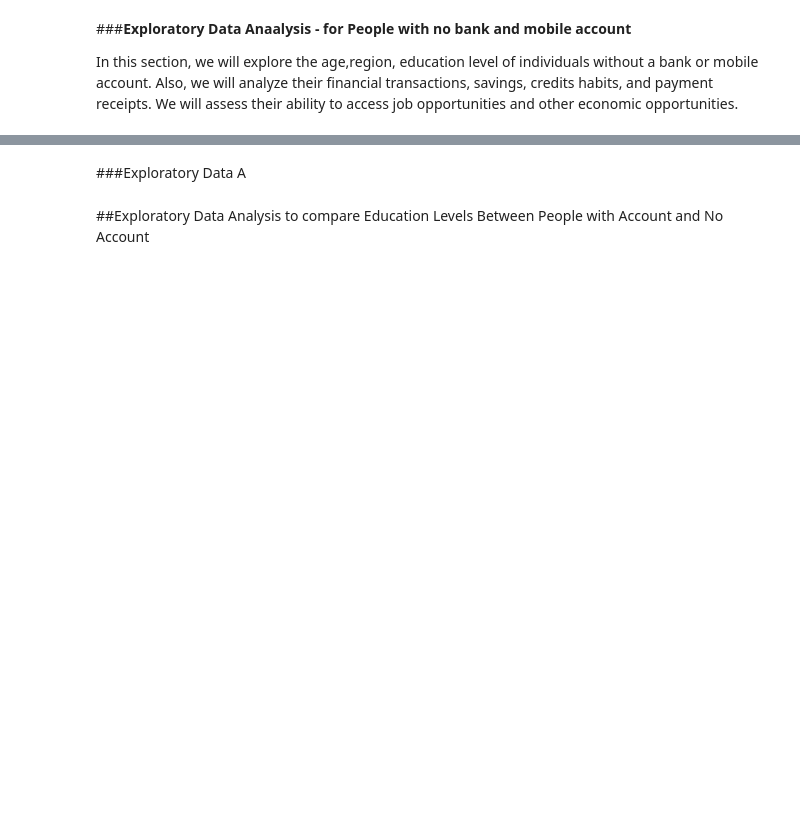
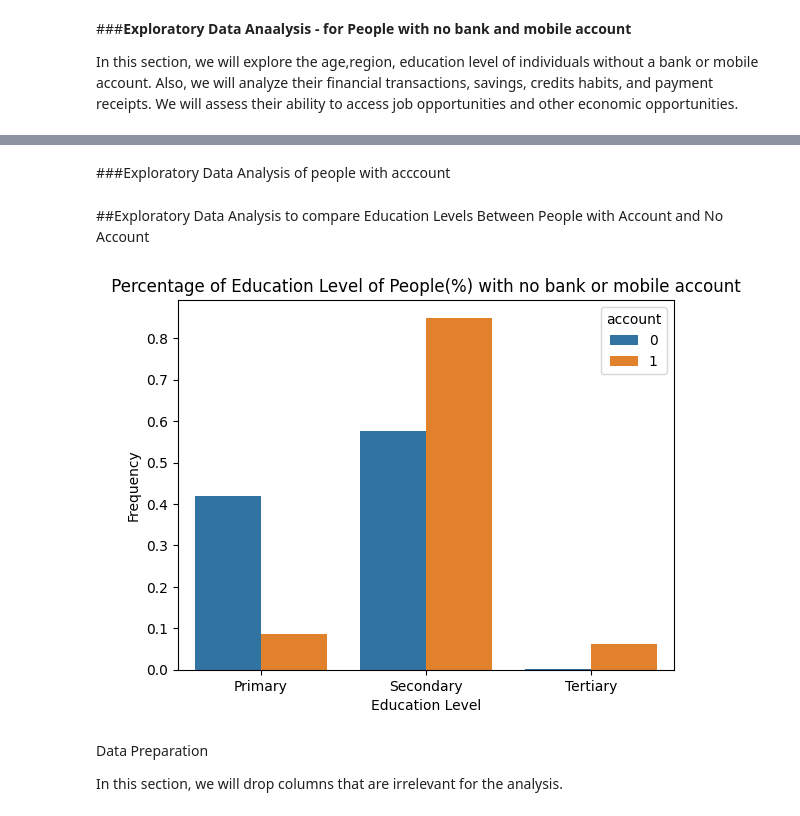
Before and after one commit to rufaiaishat/Financial-Inclusion-Data, a Jupyter notebook: Financial_Inclusion_Nigeria.ipynb, the cells around one changed output, grey strips where cells are left out. Cells and saved outputs as stored; diff of their text form; code cells hidden in the pictures; blank space fills up the shorter version.

```diff
--- a/Financial_Inclusion_Nigeria.ipynb
+++ b/Financial_Inclusion_Nigeria.ipynb
@@ -244,2 +436,2 @@ internet_vc.head()
 # %% [markdown]
-###Exploratory Data A
+###Exploratory Data Analysis of people with acccount
@@ -246,2 +442,22 @@ internet_vc.head()
 # %% [markdown]
 ##Exploratory Data Analysis to compare Education Levels Between People with Account and No Account
+# %%
+#Group no account by education
+educ_dict = {
+    1: "Primary",#Completed Primary School or less
+    2: "Secondary",#Completed Secondary School
+    3: "Tertiary"#Completed Tertiary School
+              }
+#Create a dataframe for the education level
+educ_df = (df['educ'].replace(educ_dict).groupby(df['account']).value_counts(normalize=True).rename("frequency").to_frame().reset_index())
+sns.barplot(
+    x = "educ",
+    y ="frequency",
+    data = educ_df,
+    hue ="account",
+    order=educ_dict.values())
+plt.xlabel("Education Level")
+plt.ylabel("Frequency")
+plt.title(" Percentage of Education Level of People(%) with no bank or mobile account ");
+# %% [output]
+[figure, added]
@@ -247,0 +466,4 @@ internet_vc.head()
+# %% [markdown]
+Data Preparation
+
+In this section, we will drop columns that are irrelevant for the analysis.
```
Also changed, not shown: parts of 28 cells of this notebook.
